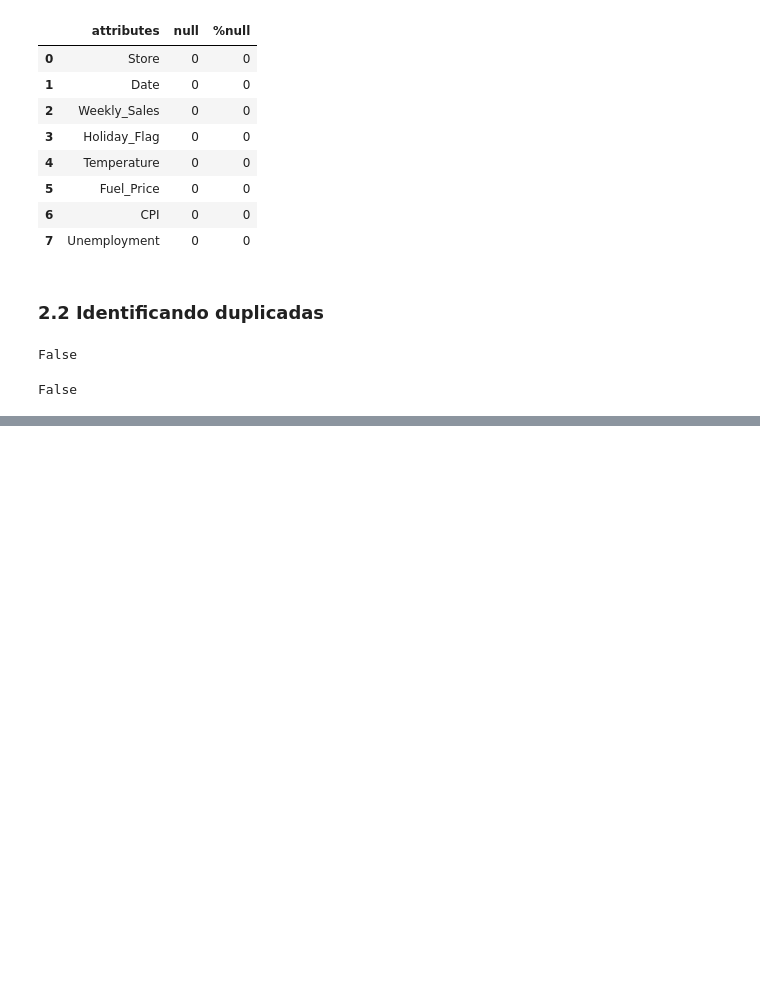
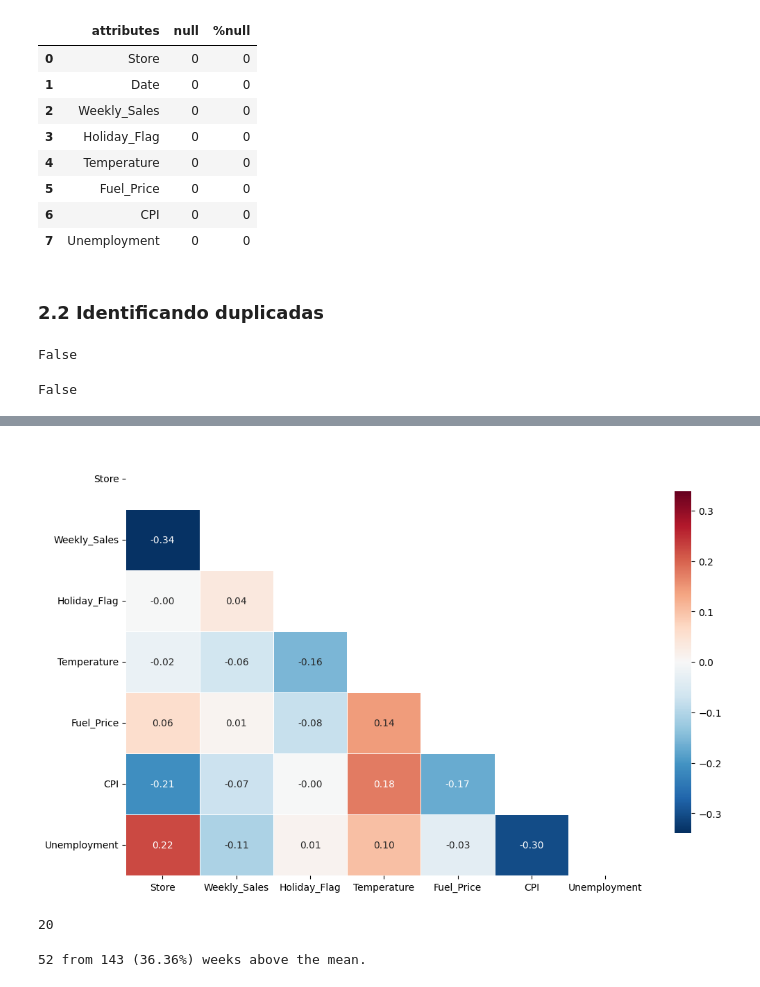
Before and after one commit to jiosouto/Deliverable_02_Wallmart_DNC, a Jupyter notebook: Notebook/Deliverable_02_Projeto[DNC].ipynb, the cells around one changed output, grey strips where cells are left out. Cells and saved outputs as stored; diff of their text form; code cells hidden in the pictures; blank space fills up the shorter version.

```diff
--- a/Notebook/Deliverable_02_Projeto[DNC].ipynb
+++ b/Notebook/Deliverable_02_Projeto[DNC].ipynb
@@ -176,0 +227,12 @@ False
+# %%
+plt.figure(figsize=(12,8))
+dfc = df.corr()
+
+mask = np.zeros(dfc.shape).astype(bool)
+mask[np.triu_indices_from(mask)] = True
+lim = np.abs(np.triu(dfc, k=1)).max() * 1.01
+
+sns.heatmap(dfc, mask=mask, center=0, vmin=-lim, vmax=lim, linewidths=.5, annot=True, fmt='.2f', cmap='RdBu_r', cbar_kws={'orientation':'vertical', 'shrink': .8})
+plt.show()
+# %% [output]
+[figure, added]
@@ -176,0 +241,19 @@ False
+# %%
+df.groupby('Store').Weekly_Sales.sum().sort_values(ascending=False).index[0]
+# %% [output]
+20
+# %%
+# Id da loja que vendeu mais
+target_store = df.groupby('Store').Weekly_Sales.sum().sort_values(ascending=False).index[0]
+
+# DF da loja que vendeu mais
+df_target = df.query('Store==@target_store')
+
+# Média da loja que vendeu mais
+target_mean = df_target.Weekly_Sales.mean()
+
+total_weeks = df_target.shape[0]
+total_weeks_above_avg = df_target.Weekly_Sales.gt(target_mean).sum()
+print(f'{total_weeks_above_avg} from {total_weeks} ({total_weeks_above_avg/total_weeks:.2%}) weeks above the mean.')
+# %% [output]
+52 from 143 (36.36%) weeks above the mean.
```
Also changed, not shown: parts of 11 cells of this notebook.
